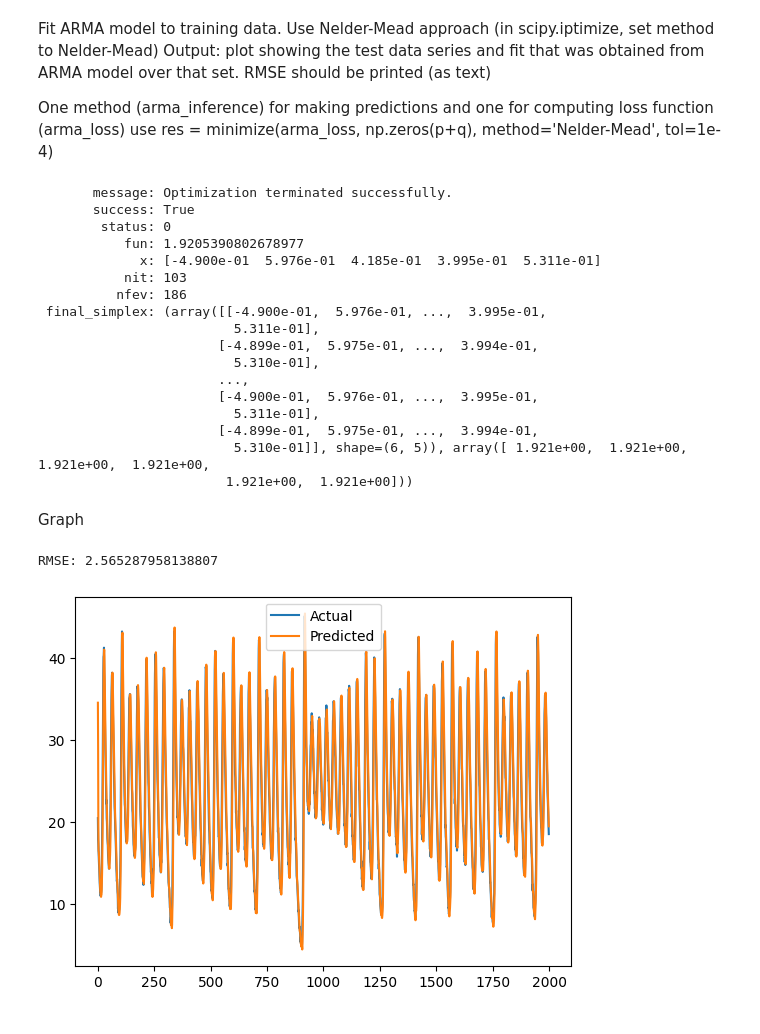
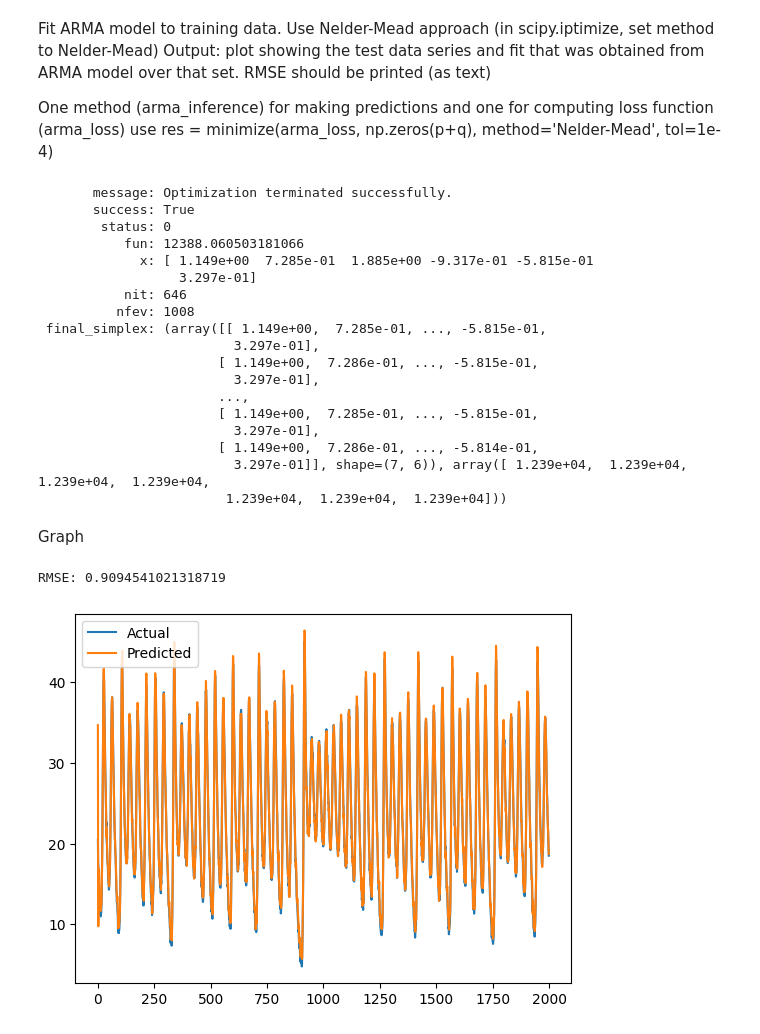
Before and after one commit to CleosCleopatra/Comp-AI, a Jupyter notebook: Assignment1.ipynb, the cells around one changed output. Drawn from its saved outputs; the diff is of its cells as text; code cells hidden in the pictures.

```diff
--- a/Assignment1.ipynb
+++ b/Assignment1.ipynb
@@ -10,27 +10,24 @@ validation = []
 testing = []
 
 
-with open('A1_training.txt') as training_file:
+with open('A1_Training.txt') as training_file:
     plotting = csv.reader(training_file, delimiter='\t')
 
     for row in plotting:
         training.append(float(row[0]))
 
-with open('A1_validation.txt') as validation_file:
+with open('A1_Validation.txt') as validation_file:
     plotting = csv.reader(validation_file, delimiter='\t')
 
     for row in plotting:
         validation.append(float(row[0]))
 
-with open('A1_test.txt') as test_file:
+with open('A1_Test.txt') as test_file:
     plotting = csv.reader(test_file, delimiter='\t')
 
     for row in plotting:
         testing.append(float(row[0]))
 
-training_file.close()
-validation_file.close()
-test_file.close()
 
 training = np.array(training)
 validation = np.array(validation)
@@ -74,9 +71,10 @@ from scipy.optimize import minimize
 
 def arma_loss(params, p, q, training):
 
-    phi = params[1:p+1]
-    theta = params[p+1:p+q+1]
+    phi = params[2:p+2]
+    theta = params[p+2:p+q+2]
     c = params[0]
+    sigma2 = params[1]
 
     predicted = np.zeros_like(training)
     error = np.zeros_like(training)
@@ -90,13 +88,18 @@ def arma_loss(params, p, q, training):
         predicted[t] = next
         error[t] = training[t] - predicted[t]
 
-    return np.mean((training[max(p, q):] - predicted[max(p, q):]) ** 2)
+    n = len(training) - max(p, q)
+    if sigma2 <= 0:
+        return np.inf
+    #var = np.mean(error[max(p, q):] ** 2)
+    log_likelihood = - (n/2) * np.log(2 * np.pi) - (n/2) * np.log(sigma2) - (1/(2*sigma2)) * np.sum(error[max(p,q):]**2)
+    return -log_likelihood
 
 
-def arma_predict(training, p, q):
+def arma_inference(training, p, q):
 
-
-    res = minimize(arma_loss, np.zeros(p+q+1), args = (p, q, training), method='Nelder-Mead', tol=1e-4)
+    initial_params = np.full(p+q+2, 0.1)
+    res = minimize(arma_loss, initial_params, args = (p, q, training), method='Nelder-Mead', tol=1e-4)
 
     return(res)
 
@@ -104,66 +107,74 @@ p = 2
 q = 2
 
 
-res = arma_predict(training, p, q)
+res = arma_inference(training, p, q)
 print(res)
+
+
+
+#Should I select p and q to minimise the RMSE over the validation set?
 # %% [output]
        message: Optimization terminated successfully.
        success: True
         status: 0
-           fun: 1.9205390802678977
-             x: [-4.900e-01  5.976e-01  4.185e-01  3.995e-01  5.311e-01]
-           nit: 103
-          nfev: 186
- final_simplex: (array([[-4.900e-01,  5.976e-01, ...,  3.995e-01,
-                         5.311e-01],
-                       [-4.899e-01,  5.975e-01, ...,  3.994e-01,
-                         5.310e-01],
+           fun: 12388.060503181066
+             x: [ 1.149e+00  7.285e-01  1.885e+00 -9.317e-01 -5.815e-01
+                  3.297e-01]
+           nit: 646
+          nfev: 1008
+ final_simplex: (array([[ 1.149e+00,  7.285e-01, ..., -5.815e-01,
+                         3.297e-01],
+                       [ 1.149e+00,  7.286e-01, ..., -5.815e-01,
+                         3.297e-01],
                        ...,
-                       [-4.900e-01,  5.976e-01, ...,  3.995e-01,
-                         5.311e-01],
-                       [-4.899e-01,  5.975e-01, ...,  3.994e-01,
-                         5.310e-01]], shape=(6, 5)), array([ 1.921e+00,  1.921e+00,  1.921e+00,  1.921e+00,
-                        1.921e+00,  1.921e+00]))
+                       [ 1.149e+00,  7.285e-01, ..., -5.815e-01,
+                         3.297e-01],
+                       [ 1.149e+00,  7.286e-01, ..., -5.814e-01,
+                         3.297e-01]], shape=(7, 6)), array([ 1.239e+04,  1.239e+04,  1.239e+04,  1.239e+04,
+                        1.239e+04,  1.239e+04,  1.239e+04]))
 # %% [markdown]
 Graph
 # %%
 def arma_calculation(params, p, q, length, training, testing):
 
-    phi = params[1:p+1]
-    theta = params[p+1:p+q+1]
+    phi = params[2:p+2]
+    theta = params[p+2:p+q+2]
     c = params[0]
+    sigma2 = params[1]
 
     predicted = np.zeros(length)
     #error = np.zeros_like(training)
     error = np.zeros(length)
     #predicted[:max(p, q)] = training[-max(p, q):]
 
     history = list(training[-max(p, q):])
 
     for t in range(length):
         next = c
         for i in range(p):
             next += phi[i] * history[- i - 1]
         for j in range(q):
             next += theta[j] * error[t - j - 1]
         predicted[t] = next
 
         error[t] = testing[t] - predicted[t]
 
-        history.append(predicted[t])
+        history.append(testing[t])
 
     return predicted
 
 
 results = arma_calculation(res.x, p, q, len(testing), training, testing)
 
 
 rmse = np.sqrt(np.mean((testing - results) ** 2))
 print("RMSE:", rmse)
 plt.plot(testing, label='Actual')
 plt.plot(results, label='Predicted')
 plt.legend()
 plt.show()
+
+#Can you use the testing data to find predicted values?
 # %% [output]
-RMSE: 2.565287958138807
+RMSE: 0.9094541021318719
-[figure, old version]
+[figure, new version]
```
Also changed, not shown: parts of 3 cells of this notebook, 1 other file.
